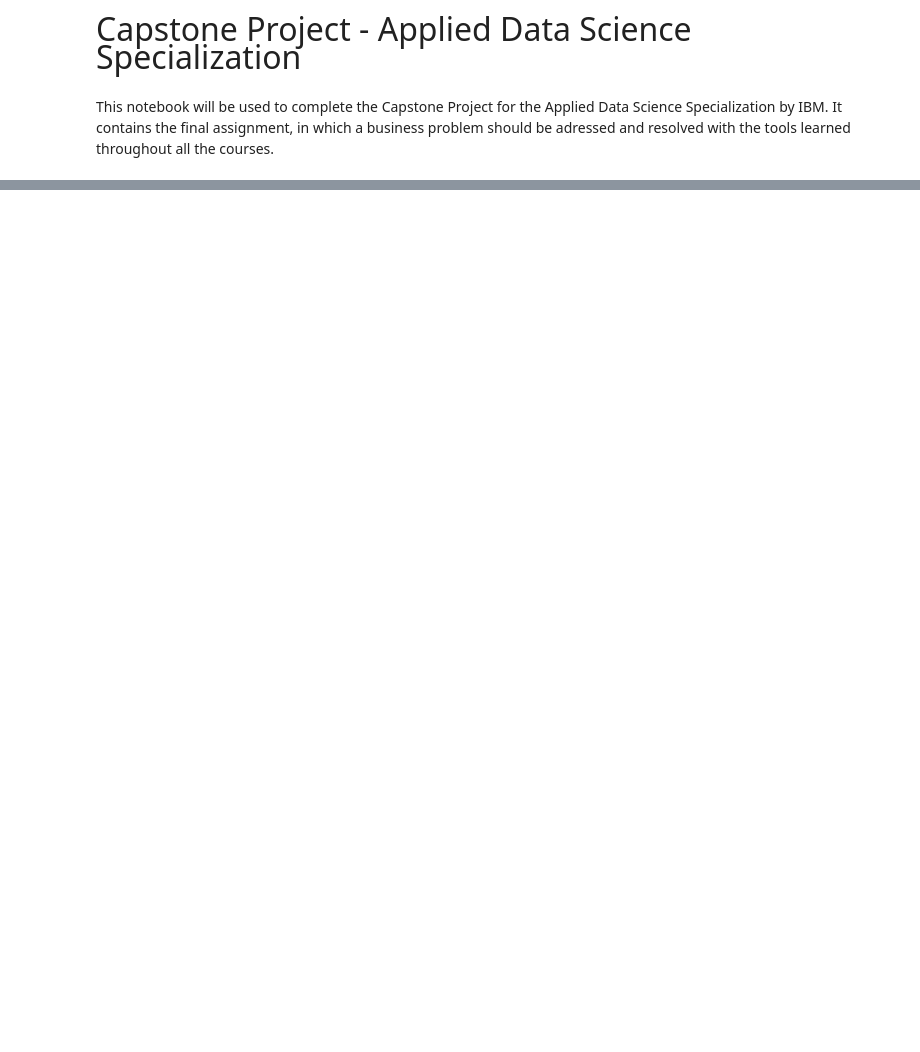
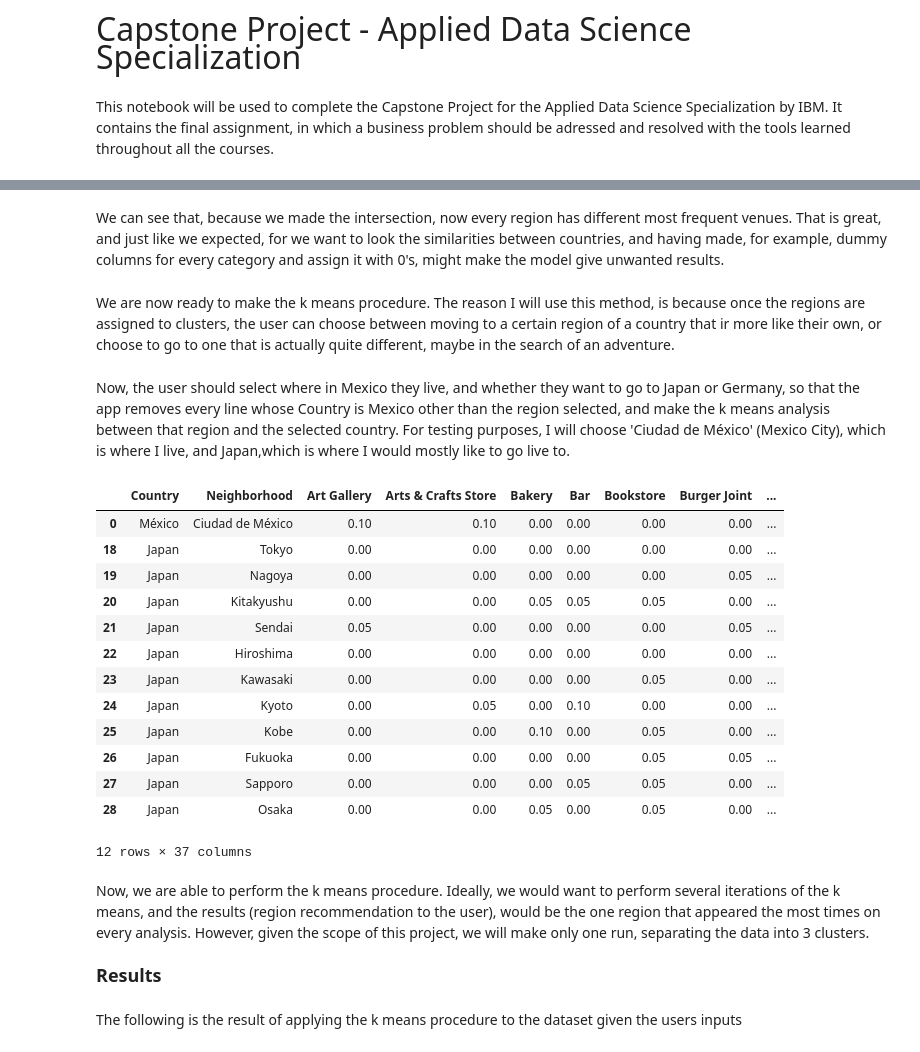
Before and after one commit to mig-calval/Coursera_Capstone, a Jupyter notebook: Capstone_Project.ipynb, the cells around one changed output, grey strips where cells are left out. Cells and saved outputs as stored; diff of their text form; code cells hidden in the pictures; blank space fills up the shorter version.

```diff
--- a/Capstone_Project.ipynb
+++ b/Capstone_Project.ipynb
@@ -30,0 +718,6 @@ Once the person determines its own location and the queries, the app will make F
+# %%
+def return_most_common_venues(row, num_top_venues):
+    row_categories = row.iloc[1:]
+    row_categories_sorted = row_categories.sort_values(ascending=False)
+
+    return row_categories_sorted.index.values[0:num_top_venues]
@@ -30,0 +753,10 @@ Once the person determines its own location and the queries, the app will make F
+# %%
+# create a new dataframe
+neighborhoods_venues_sorted = pd.DataFrame(columns=columns)
+neighborhoods_venues_sorted['Neighborhood'] = mex_ger['Neighborhood']
+
+for ind in np.arange(mex_ger.shape[0]):
+    neighborhoods_venues_sorted.iloc[ind, 1:] = return_most_common_venues(mex_ger.iloc[ind, :], num_top_venues)
+
+mex_ger_neighborhoods_venues_sorted =  neighborhoods_venues_sorted
+mex_ger_neighborhoods_venues_sorted.head()
@@ -30,0 +770,56 @@ Once the person determines its own location and the queries, the app will make F
+# %% [markdown]
+We can see that, because we made the intersection, now every region has different most frequent venues. That is great, and just like we expected, for we want to look the similarities between countries, and having made, for example, dummy columns for every category and assign it with 0's, might make the model give unwanted results.
+# %% [markdown]
+We are now ready to make the k means procedure. The reason I will use this method, is because once the regions are assigned to clusters, the user can choose between moving to a certain region of a country that ir more like their own, or  choose to go to one that is actually quite different, maybe in the search of an adventure.
+# %% [markdown]
+Now, the user should select where in Mexico they live, and whether they want to go to  Japan or Germany, so that the app removes every line whose Country is Mexico other than the region selected, and make the k means analysis between that region and the selected country. For testing purposes, I will choose 'Ciudad de México' (Mexico City), which is where I live, and Japan,which is where I would mostly like to go live to.
+# %%
+#Naming the variables we will use
+home = 'Ciudad de México'
+destiny = 'Japan'
+
+#I add a column to identify the regions from mexico.
+mexico2 = pd.concat([pd.DataFrame(pd.Series('México').repeat(19)).reset_index(drop=True),mexico], axis = 1)
+mexico2.rename(columns={0:'Country'}, inplace=True)
+
+#Now, we create the only numerical array that will be passed to the k means function.
+#First, we check whether the user wants to go to Japan or Germany
+if(destiny == 'Japan'):
+    temp1 = mex_jap
+    temp2 = japan
+    temp3 = mex_jap_neighborhoods_venues_sorted
+else:
+    temp = mex_ger
+    temp2 = germany
+    temp3 = mex_ger_neighborhoods_venues_sorted
+
+#Note that, as of now it might seem uneccesary to make this if else statement, but when the app
+#gets fully developped, then it will be necessary to even make cases.
+
+#I make an aux dataset that links the Country for the time given, just to make it easier to drop rows
+aux = mexico2.rename(columns={'Region':'Neighborhood'})[['Country','Neighborhood']].append(
+        temp2.rename(columns={'Region':'Neighborhood'})[['Country','Neighborhood']])
+aux = aux.merge(temp1, on='Neighborhood', how='right')
+
+#Now I drop every Mexico row that isn't the home one.
+aux = aux.loc[aux['Neighborhood'] == home,:].append(
+    aux[~aux['Country'].isin(['México'])])
+
+aux
+# %% [output]
+|  | Country | Neighborhood | Art Gallery | Arts & Crafts Store | Bakery | Bar | Bookstore | Burger Joint | ... |
+| 0 | México | Ciudad de México | 0.10 | 0.10 | 0.00 | 0.00 | 0.00 | 0.00 | ... |
+| 18 | Japan | Tokyo | 0.00 | 0.00 | 0.00 | 0.00 | 0.00 | 0.00 | ... |
+| 19 | Japan | Nagoya | 0.00 | 0.00 | 0.00 | 0.00 | 0.00 | 0.05 | ... |
+| 20 | Japan | Kitakyushu | 0.00 | 0.00 | 0.05 | 0.05 | 0.05 | 0.00 | ... |
+| 21 | Japan | Sendai | 0.05 | 0.00 | 0.00 | 0.00 | 0.00 | 0.05 | ... |
+| 22 | Japan | Hiroshima | 0.00 | 0.00 | 0.00 | 0.00 | 0.00 | 0.00 | ... |
+| 23 | Japan | Kawasaki | 0.00 | 0.00 | 0.00 | 0.00 | 0.05 | 0.00 | ... |
+| 24 | Japan | Kyoto | 0.00 | 0.05 | 0.00 | 0.10 | 0.00 | 0.00 | ... |
+| 25 | Japan | Kobe | 0.00 | 0.00 | 0.10 | 0.00 | 0.05 | 0.00 | ... |
+| 26 | Japan | Fukuoka | 0.00 | 0.00 | 0.00 | 0.00 | 0.05 | 0.05 | ... |
+| 27 | Japan | Sapporo | 0.00 | 0.00 | 0.00 | 0.05 | 0.05 | 0.00 | ... |
+| 28 | Japan | Osaka | 0.00 | 0.00 | 0.05 | 0.00 | 0.05 | 0.00 | ... |
+12 rows × 37 columns
+# %% [markdown]
+Now, we are able to perform the k means procedure. Ideally, we would want to perform several iterations of the k means, and the results (region recommendation to the user), would be the one region that appeared the most times on every analysis. However, given the scope of this project, we will make only one run, separating the data into 3 clusters.
@@ -30,0 +839,4 @@ Once the person determines its own location and the queries, the app will make F
+# %% [markdown]
+<strong><font size="4">Results</font></strong>
+# %% [markdown]
+The following is the result of applying the k means procedure to the dataset given the users inputs
```
Also changed, not shown: parts of 76 cells of this notebook.
